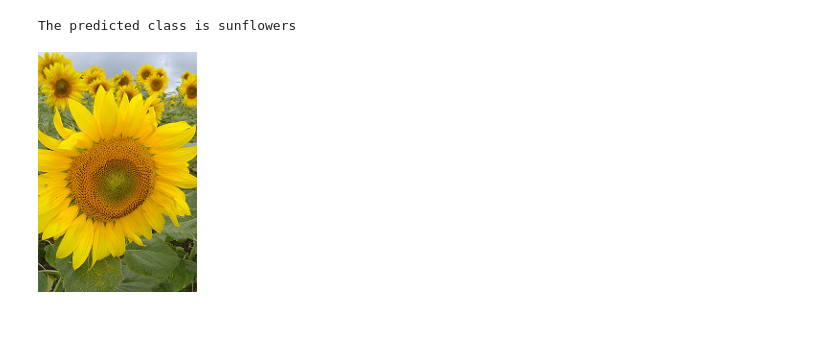
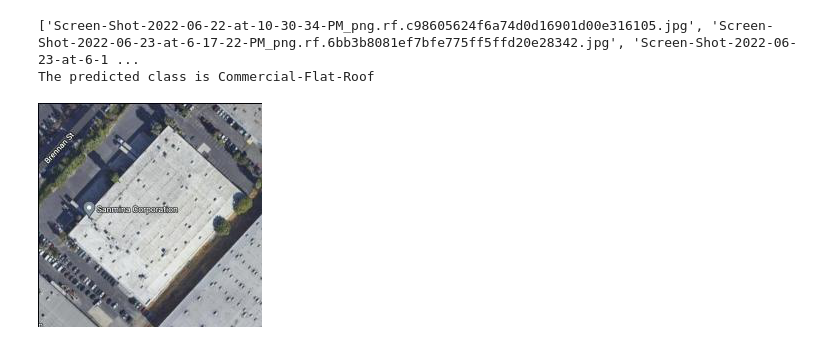
Before and after one commit to snvssk/data298A, a Jupyter notebook: Resnet50_SatelliteImages.ipynb, the cells around one changed output. Saved outputs shown, nothing was run; the diff lists cells and outputs as text; code cells hidden in the pictures.

```diff
--- a/Resnet50_SatelliteImages.ipynb
+++ b/Resnet50_SatelliteImages.ipynb
@@ -27,0 +125,5 @@ print(data_dir)
+# %%
+data_dir= '/content/Building-Image-13/train'
+print(data_dir)
+
+!rm -rf '/content/Building-Image-13/train/.ipynb_checkpoints'
@@ -28,5 +132,5 @@ print(data_dir)
 # %%
-img_height,img_width=180,180
+img_height,img_width=224,224
 batch_size=32
 train_ds = tf.keras.preprocessing.image_dataset_from_directory(
   data_dir,
@@ -74,8 +178,8 @@ for images, labels in train_ds.take(1):
 resnet_model = Sequential()
 
 pretrained_model= tf.keras.applications.ResNet50(include_top=False,
-                   input_shape=(180,180,3),
-                   pooling='avg',classes=5,
+                   input_shape=(224,224,3),
+                   pooling='avg',classes=14,
                    weights='imagenet')
 for layer in pretrained_model.layers:
         layer.trainable=False
@@ -84,7 +188,7 @@ resnet_model.add(pretrained_model)
 # %%
 resnet_model.add(Flatten())
 resnet_model.add(Dense(512, activation='relu'))
-resnet_model.add(Dense(5, activation='softmax'))
+resnet_model.add(Dense(14, activation='softmax'))
 # %%
 resnet_model.summary()
 # %% [output]
@@ -181,7 +274,14 @@ The predicted class is roses
 # %%
-sunflowers = list(data_dir.glob('sunflowers/*'))
-predictor(sunflowers[1])
-PIL.Image.open(str(sunflowers[1]))
+#print(list(data_dir.glob()))
+import os
+
+folder_path = data_dir+'/Commercial-Flat-Roof/'
+commercial_flat_roof = os.listdir(folder_path)
+#print(commercial_flat_roof)
+
+predictor(folder_path+commercial_flat_roof[1])
+PIL.Image.open(str(folder_path+commercial_flat_roof[1]))
 # %% [output]
-The predicted class is sunflowers
+['Screen-Shot-2022-06-22-at-10-30-34-PM_png.rf.c98605624f6a74d0d16901d00e316105.jpg', 'Screen-Shot-2022-06-23-at-6-17-22-PM_png.rf.6bb3b8081ef7bfe775ff5ffd20e28342.jpg', 'Screen-Shot-2022-06-23-at-6-1 ...
+The predicted class is Commercial-Flat-Roof
-[figure, old version]
+[figure, new version]
```
Also changed, not shown: parts of 20 cells of this notebook.
